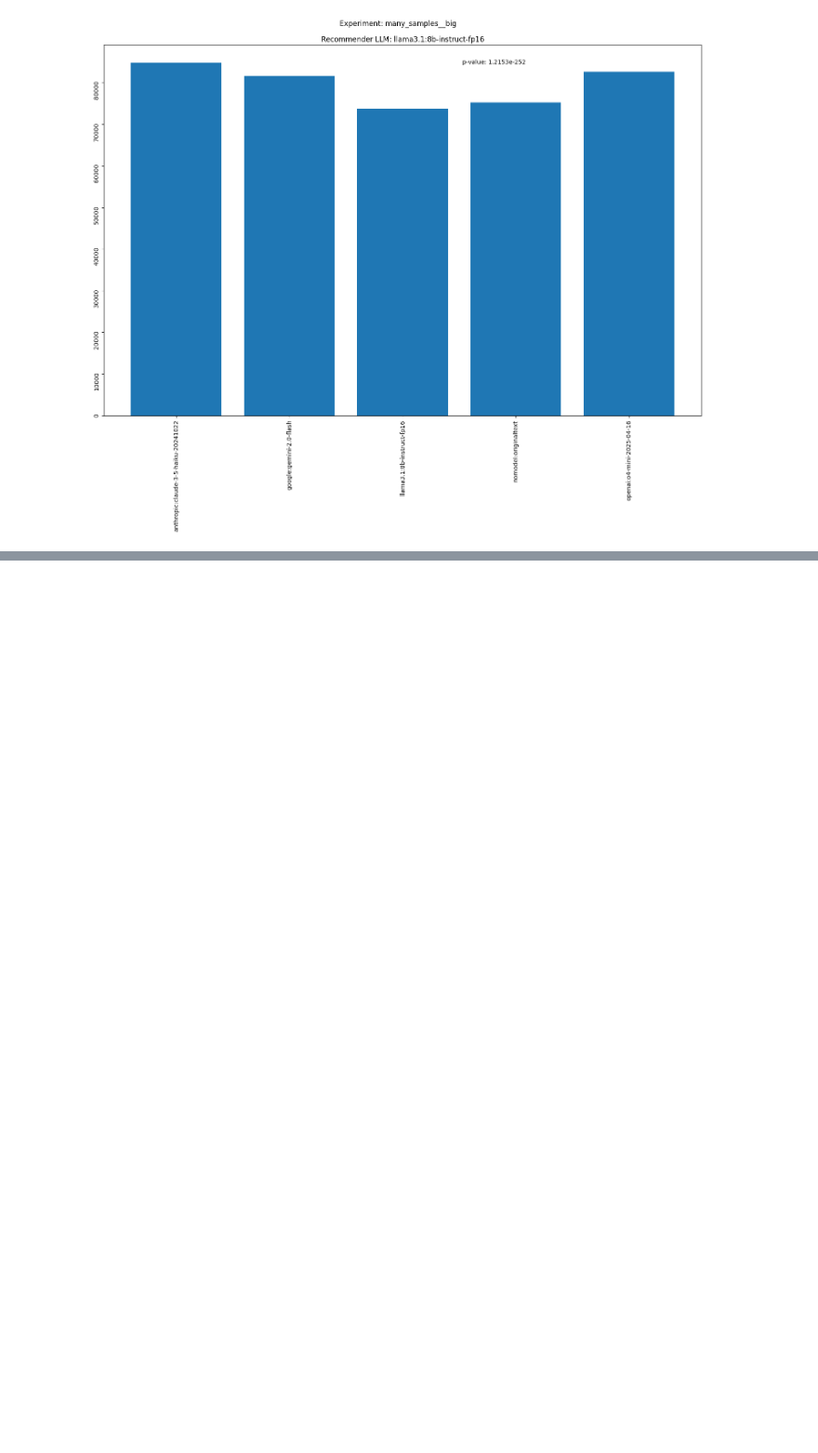
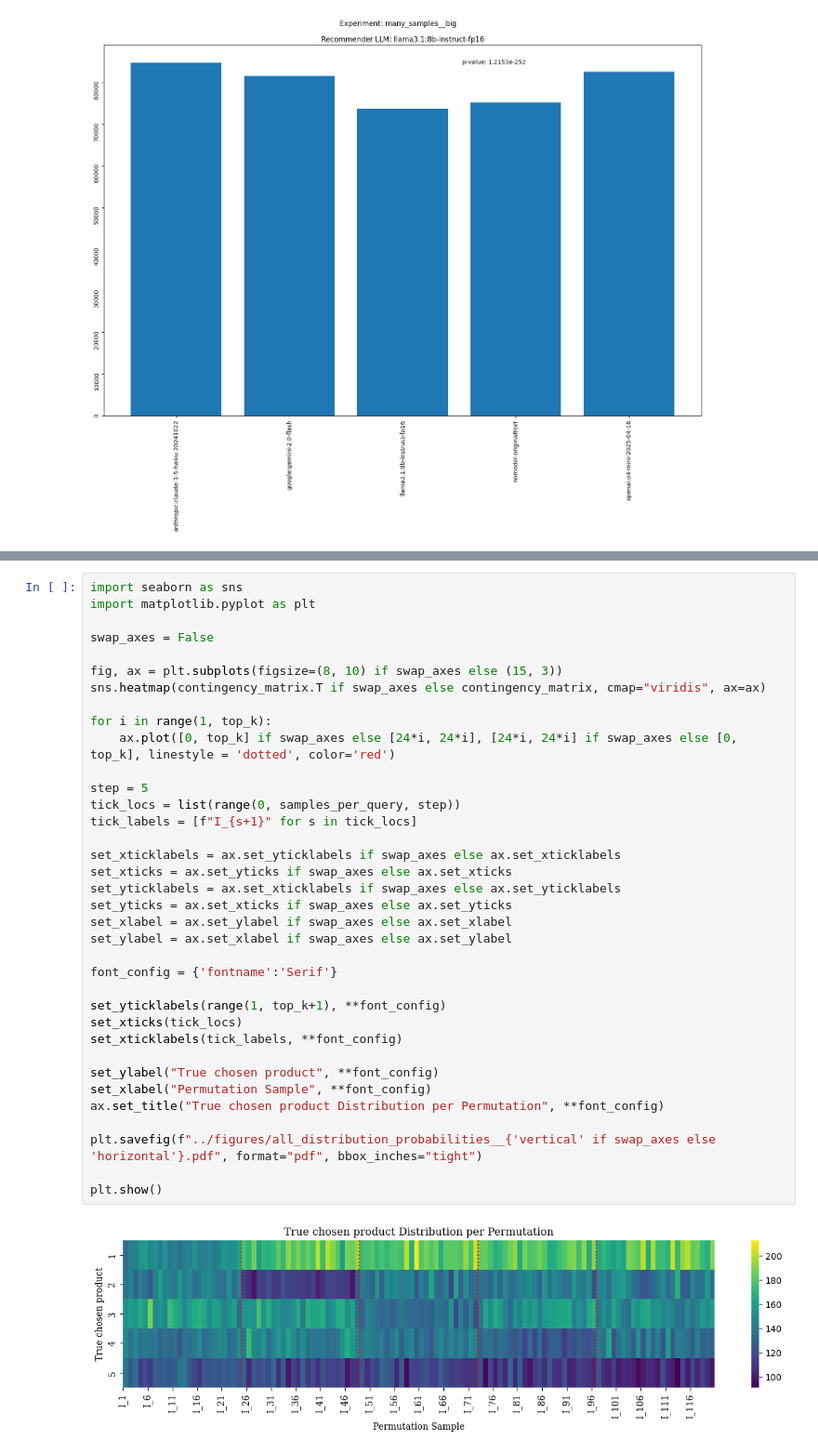
Before and after one commit to GoComputing/LLM-Bias-Research, a Jupyter notebook: notebooks/initialBias_analysis.ipynb, the cells around one changed output, grey strips where cells are left out. Shown at 93% size. Drawn from its saved outputs; the diff is of its cells as text; blank space fills up the shorter version.

Commit message:
Generated plot to analyze bias

```diff
--- a/notebooks/initialBias_analysis.ipynb
+++ b/notebooks/initialBias_analysis.ipynb
@@ -439,0 +515,38 @@ Chi2 stat: 1172.8643566246658, p-value: 1.2153424881847918e-252
+# %%
+import seaborn as sns
+import matplotlib.pyplot as plt
+
+swap_axes = False
+
+fig, ax = plt.subplots(figsize=(8, 10) if swap_axes else (15, 3))
+sns.heatmap(contingency_matrix.T if swap_axes else contingency_matrix, cmap="viridis", ax=ax)
+
+for i in range(1, top_k):
+    ax.plot([0, top_k] if swap_axes else [24*i, 24*i], [24*i, 24*i] if swap_axes else [0, top_k], linestyle = 'dotted', color='red')
+
+step = 5
+tick_locs = list(range(0, samples_per_query, step))
+tick_labels = [f"I_{s+1}" for s in tick_locs]
+
+set_xticklabels = ax.set_yticklabels if swap_axes else ax.set_xticklabels
+set_xticks = ax.set_yticks if swap_axes else ax.set_xticks
+set_yticklabels = ax.set_xticklabels if swap_axes else ax.set_yticklabels
+set_yticks = ax.set_xticks if swap_axes else ax.set_yticks
+set_xlabel = ax.set_ylabel if swap_axes else ax.set_xlabel
+set_ylabel = ax.set_xlabel if swap_axes else ax.set_ylabel
+
+font_config = {'fontname':'Serif'}
+
+set_yticklabels(range(1, top_k+1), **font_config)
+set_xticks(tick_locs)
+set_xticklabels(tick_labels, **font_config)
+
+set_ylabel("True chosen product", **font_config)
+set_xlabel("Permutation Sample", **font_config)
+ax.set_title("True chosen product Distribution per Permutation", **font_config)
+
+plt.savefig(f"../figures/all_distribution_probabilities__{'vertical' if swap_axes else 'horizontal'}.pdf", format="pdf", bbox_inches="tight")
+
+plt.show()
+# %% [output]
+[figure, added]
```
Also changed, not shown: parts of 9 cells of this notebook.
